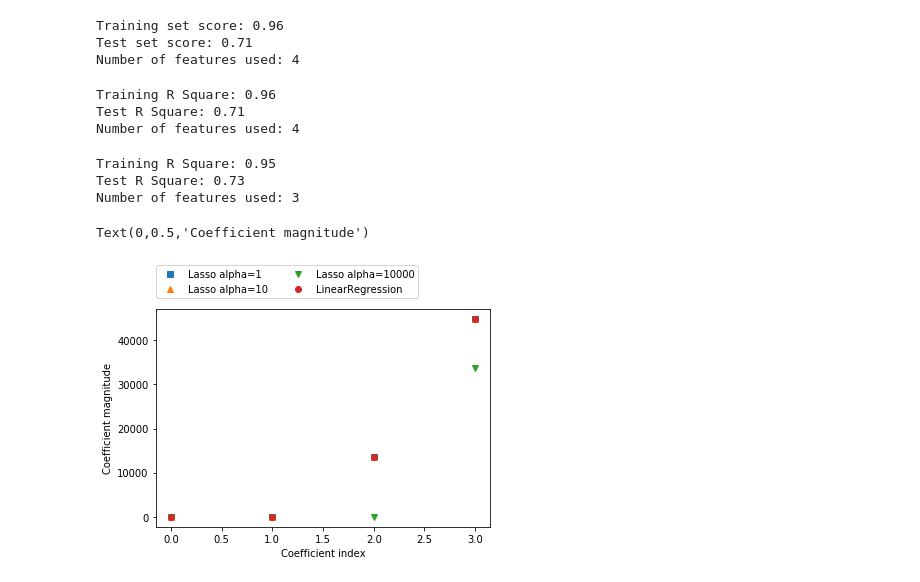
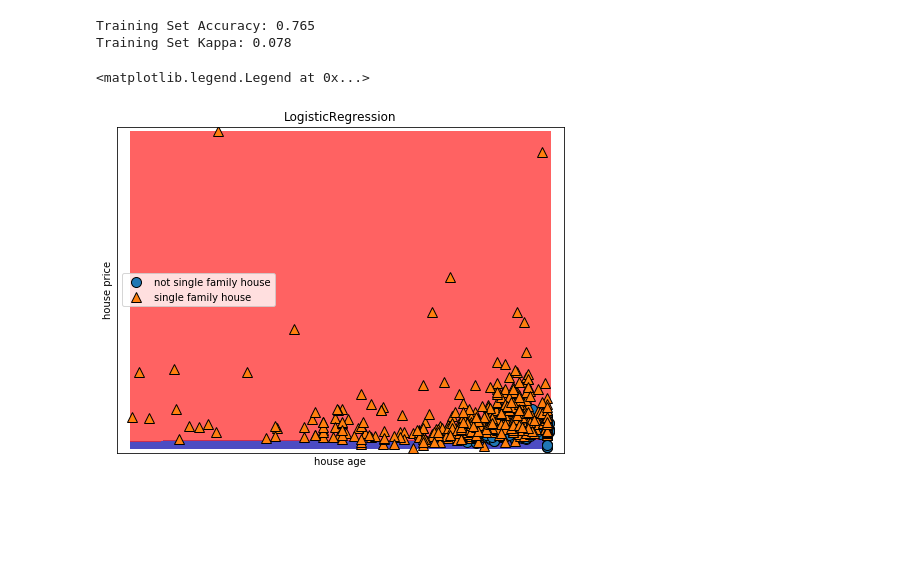
Before and after one commit to johnsaliba/480, a Jupyter notebook: Untitled.ipynb, the cells around one changed output. Cells and saved outputs as stored; diff of their text form; code cells hidden in the pictures; blank space fills up the shorter version.

```diff
--- a/Untitled.ipynb
+++ b/Untitled.ipynb
@@ -76,41 +24,23 @@ plt.legend()
-# %%
-from sklearn.linear_model import Lasso
-
-lasso = Lasso().fit(X_train, y_train)
-print("Training set score: {:.2f}".format(lasso.score(X_train, y_train)))
-print("Test set score: {:.2f}".format(lasso.score(X_test, y_test)))
-# here we also report the number of coefficients
-print("Number of features used: {}".format(np.sum(lasso.coef_ != 0)))
-# %% [output]
-Training set score: 0.96
-Test set score: 0.71
-Number of features used: 4
-# %%
-lasso10 = Lasso(alpha=10).fit(X_train, y_train) #set different alpha
-print("Training R Square: {:.2f}".format(lasso10.score(X_train, y_train)))
-print("Test R Square: {:.2f}".format(lasso10.score(X_test, y_test)))
-print("Number of features used: {}".format(np.sum(lasso10.coef_ != 0)))
-# %% [output]
-Training R Square: 0.96
-Test R Square: 0.71
-Number of features used: 4
-# %%
-lasso10000 = Lasso(alpha=10000, ).fit(X_train, y_train)
-print("Training R Square: {:.2f}".format(lasso10000.score(X_train, y_train)))
-print("Test R Square: {:.2f}".format(lasso10000.score(X_test, y_test)))
-print("Number of features used: {}".format(np.sum(lasso10000.coef_ != 0)))
-# %% [output]
-Training R Square: 0.95
-Test R Square: 0.73
-Number of features used: 3
-# %%
-plt.plot(lasso.coef_, 's', label="Lasso alpha=1")
-plt.plot(lasso10.coef_, '^', label="Lasso alpha=10")
-plt.plot(lasso10000.coef_, 'v', label="Lasso alpha=10000")
-plt.plot(lr.coef_, 'o', label="LinearRegression")
-plt.legend(ncol=2, loc=(0, 1.05))
-plt.xlabel("Coefficient index")
-plt.ylabel("Coefficient magnitude")
-# %% [output]
-Text(0,0.5,'Coefficient magnitude')
-[figure, removed]
+# %%
+
+from sklearn.linear_model import LogisticRegression
+from sklearn.metrics import cohen_kappa_score
+logreg = LogisticRegression().fit(X,y)
+y_predict = logreg.predict(X)
+
+print ("Training Set Accuracy: {:.3f}".format(logreg.score(X, y)))
+print ("Training Set Kappa: {:.3f}".format(cohen_kappa_score(y,y_predict)))
+# %% [output]
+Training Set Accuracy: 0.765
+Training Set Kappa: 0.078
+# %%
+fig, ax = plt.subplots(figsize=(8, 6))
+mglearn.plots.plot_2d_separator(logreg, X, fill=True, eps=0.5,ax=ax, alpha=.7)
+mglearn.discrete_scatter(X[:, 0], X[:, 1], y, ax=ax)
+plt.title("{}".format(logreg.__class__.__name__))
+plt.xlabel("house age")
+plt.ylabel("house price")
+plt.legend(['not single family house','single family house'])
+# %% [output]
+<matplotlib.legend.Legend at 0x...>
+[figure, added]
```
Also changed, not shown: parts of 13 cells of this notebook.
